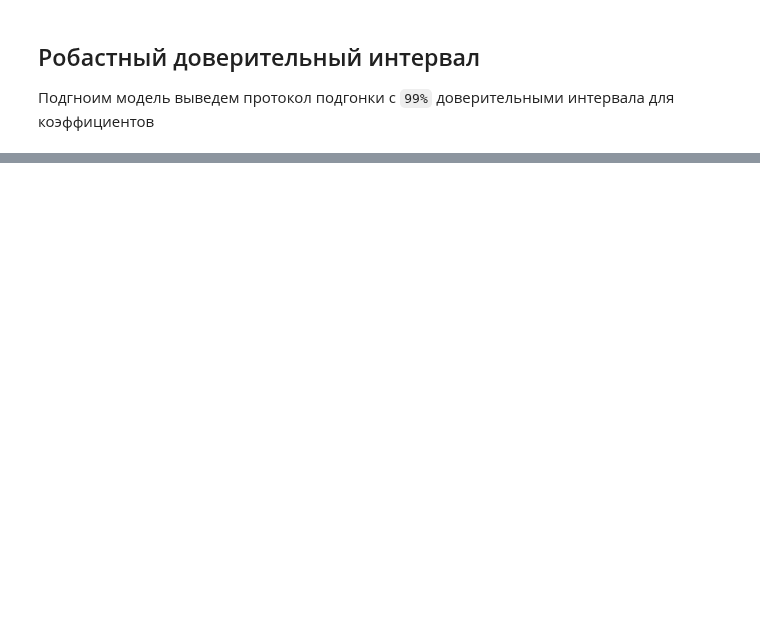
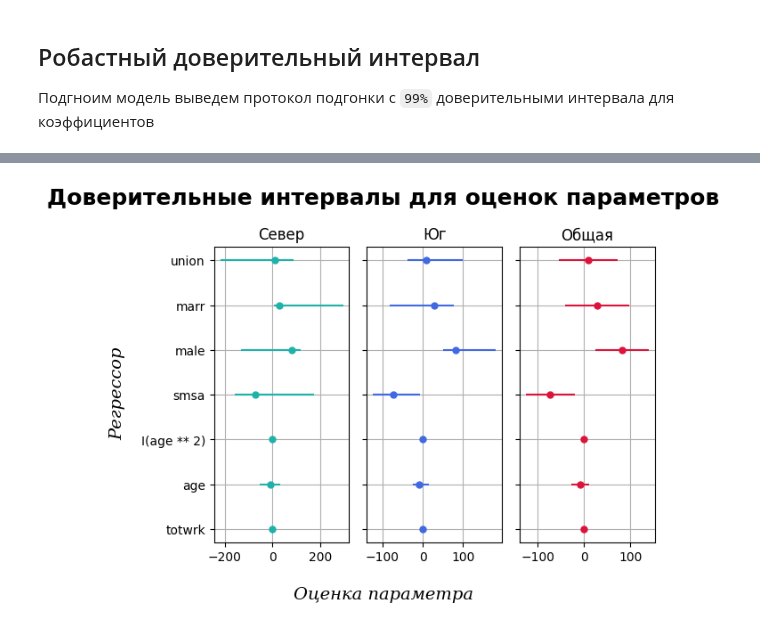
Before and after one commit to artamonoff/econometrica, a Jupyter notebook: econometrica-1/jupyter-notebooks/conf-intervals.ipynb, the cells around one changed output, grey strips where cells are left out. Drawn from its saved outputs; the diff is of its cells as text; code cells hidden in the pictures; blank space fills up the shorter version.

```diff
--- a/econometrica-1/jupyter-notebooks/conf-intervals.ipynb
+++ b/econometrica-1/jupyter-notebooks/conf-intervals.ipynb
@@ -75,0 +179,13 @@ res_hc.conf_int(alpha=0.01).round(3)
+# %%
+# специфицируем и подгоним модель на разных подвыборках с неробастной ковариационной матрицей
+mod_overall = smf.ols(formula='sleep~1+totwrk+age+I(age ** 2)+smsa+male+marr+union', data=df)
+res_overall_ols = mod_overall.fit()
+
+mod_0 = smf.ols(formula='sleep~1+totwrk+age+I(age ** 2)+smsa+male+marr+union', data=df, subset=(df['south']==1) )
+res_ols_0 = mod_0.fit()
+
+mod_1 = smf.ols(formula='sleep~1+totwrk+age+I(age ** 2)+smsa+male+marr+union', data=df, subset=(df['south']==0))
+res_ols_1 = mod_1.fit()
+
+
+summary_col([res_north_ols, res_south_ols, res_overall_ols], model_names=['Север', 'Юг', 'Общая'],stars=True)
@@ -75,0 +211,47 @@ res_hc.conf_int(alpha=0.01).round(3)
+# %%
+# создадим объект класса figure и axes
+fig, (ax1, ax2, ax3) = plt.subplots(nrows=1, ncols=3, sharex=False, sharey=True) #figsize=(8, 4)
+# common title
+fig.suptitle('Доверительные интервалы для оценок параметров', fontsize=18, fontweight='bold')
+# common axis labels
+fig.supxlabel('Оценка параметра', fontsize=14, fontstyle='italic', family='serif')
+fig.supylabel('Регрессор', fontsize=14, fontstyle='italic', family='serif')
+
+ax1.set_title('Север')
+
+conf_int = res_ols_0.conf_int(alpha=0.1)
+
+# Построение графика
+for i in range(1, len(mod_overall.exog_names)):
+    ax1.plot(res_overall_ols.params[i], i, marker='o', markersize=5, color='lightseagreen')  # Отмечаем оценки коэффициентов точками
+    ax1.hlines(y=i, xmin=conf_int.iloc[i, 0], xmax=conf_int.iloc[i, 1], color='lightseagreen')  # Соединяем границы интервала
+
+ax1.grid()
+
+ax2.set_title('Юг')
+
+conf_int = res_ols_1.conf_int(alpha=0.1)
+
+# Построение графика
+for i in range(1, len(mod_overall.exog_names)):
+    ax2.plot(res_overall_ols.params[i], i, marker='o', markersize=5, color='royalblue')  # Отмечаем оценки коэффициентов точками
+    ax2.hlines(y=i, xmin=conf_int.iloc[i, 0], xmax=conf_int.iloc[i, 1], color='royalblue')  # Соединяем границы интервала
+
+ax2.grid()
+
+ax3.set_title('Общая')
+conf_int = res_overall_ols.conf_int(alpha=0.1)
+
+# Построение графика
+for i in range(1, len(mod_overall.exog_names)):
+    ax3.plot(res_overall_ols.params[i], i, marker='o', markersize=5, color='crimson')  # Отмечаем оценки коэффициентов точками
+    ax3.hlines(y=i, xmin=conf_int.iloc[i, 0], xmax=conf_int.iloc[i, 1], color='crimson')  # Соединяем границы интервала
+
+ax3.grid()
+
+plt.yticks(range(1, len(mod_overall.exog_names)), mod_overall.exog_names[1:]) # подписи на оси y
+# оптимизируем поля и расположение объектов
+plt.tight_layout()
+plt.show()
+# %% [output]
+[figure, added]
```
Also changed, not shown: parts of 11 cells of this notebook.
